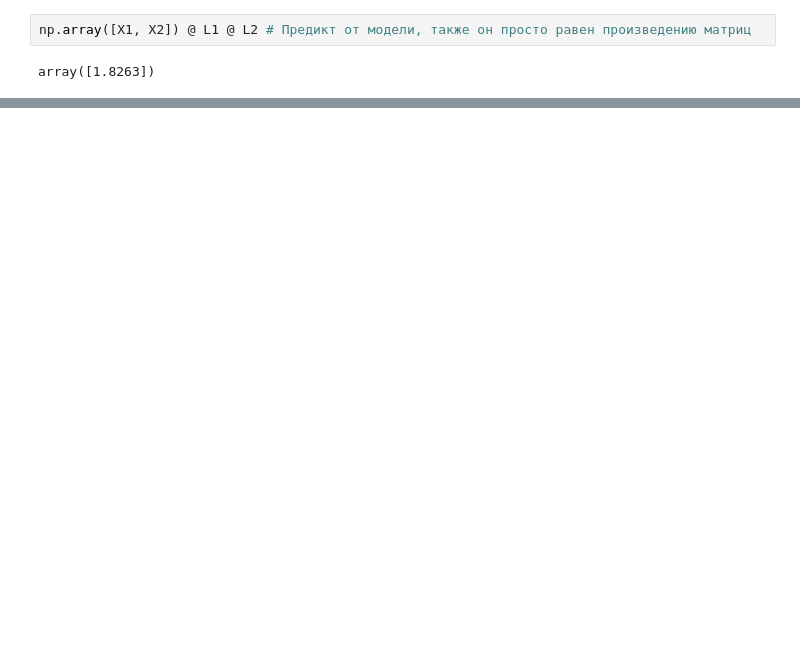
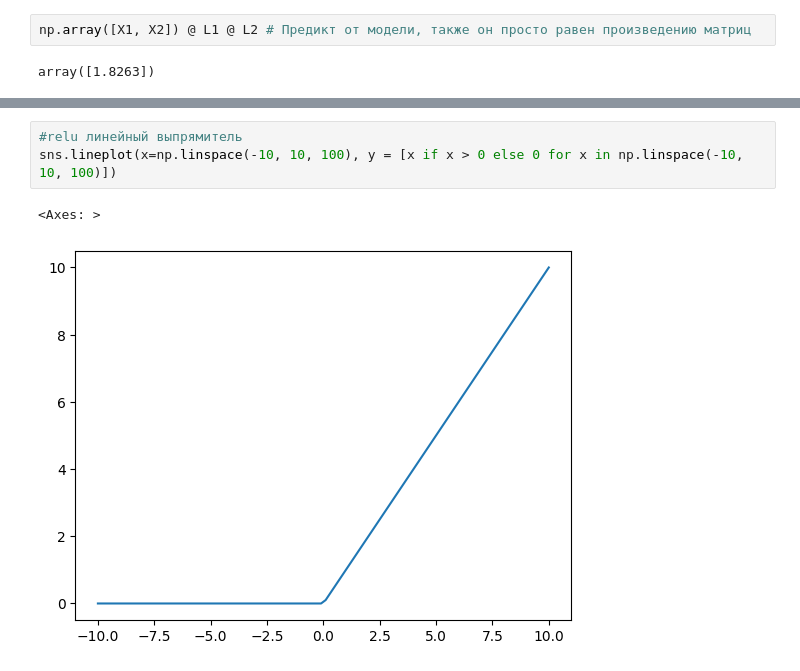
Before and after one commit to aleks-haksly/AI, a Jupyter notebook: L1/lecture_1.ipynb, the cells around one changed output, grey strips where cells are left out. Saved outputs shown, nothing was run; the diff lists cells and outputs as text; blank space fills up the shorter version.

```diff
--- a/L1/lecture_1.ipynb
+++ b/L1/lecture_1.ipynb
@@ -86,0 +98,6 @@ array([1.8263])
+# %%
+#relu линейный выпрямитель
+sns.lineplot(x=np.linspace(-10, 10, 100), y = [x if x > 0 else 0 for x in np.linspace(-10, 10, 100)])
+# %% [output]
+<Axes: >
+[figure, added]
```
Also changed, not shown: parts of 9 cells of this notebook.
